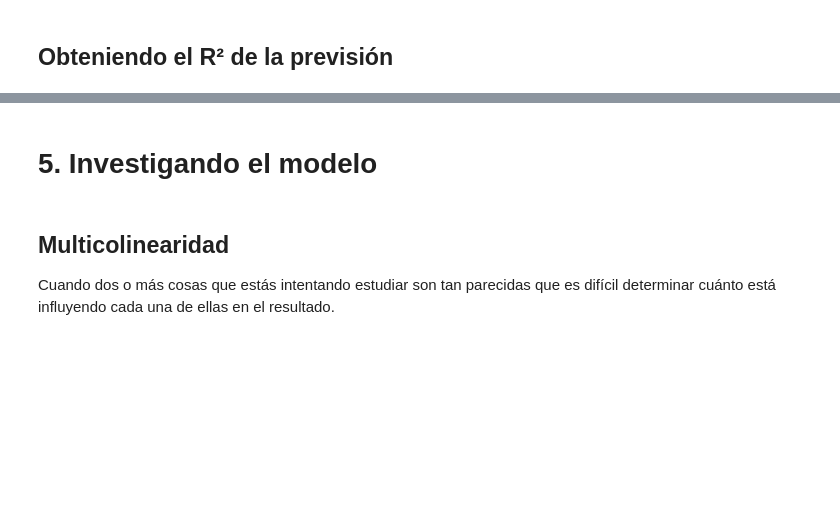
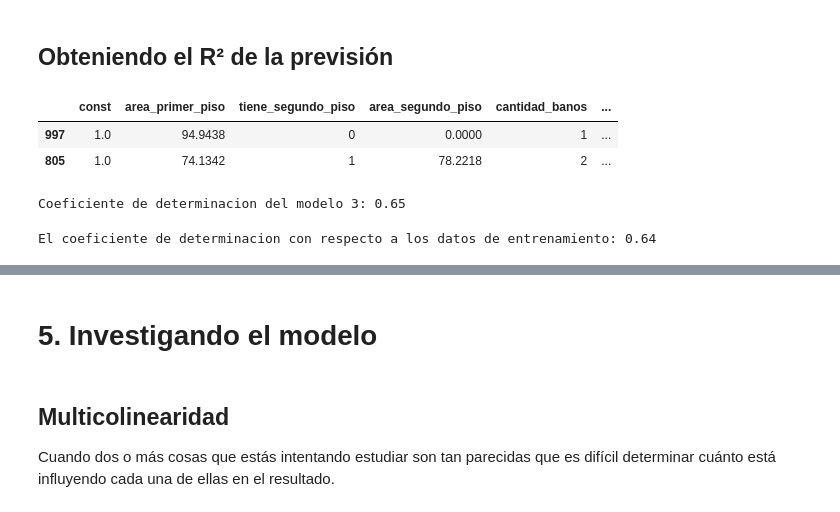
Before and after one commit to lukitasmois/2145-data-science-probando-relaciones-con-regresion-lineal, a Jupyter notebook: precios_de_inmuebles_regresion_lineal.ipynb, the cells around one changed output, grey strips where cells are left out. Saved outputs shown, nothing was run; the diff lists cells and outputs as text; code cells hidden in the pictures; blank space fills up the shorter version.

Commit message:
04.02. Verifico como el modelo entrenado predice los datos de prueba

```diff
--- a/precios_de_inmuebles_regresion_lineal.ipynb
+++ b/precios_de_inmuebles_regresion_lineal.ipynb
@@ -532,0 +535,8 @@ np.float64(0.8534577467055919)
+# %%
+# import train_test_split
+from sklearn.model_selection import train_test_split
+
+y = datos['precio_de_venta']
+X = datos.drop(columns='precio_de_venta')
+
+X_train, X_test, y_train, y_test = train_test_split(X,y, test_size=0.3, random_state=230)
@@ -532,0 +556,4 @@ np.float64(0.8534577467055919)
+# %%
+# Añadiendo una constante
+X_train = sm.add_constant(X_train)
+X_train.head()
@@ -534,5 +594,11 @@ np.float64(0.8534577467055919)
 ## Obteniendo el R² de la previsión
 # %%
 # Añadiendo una constante en X_test
+X_test = sm.add_constant(X_test)
+X_test.head(2)
+# %% [output]
+|  | const | area_primer_piso | tiene_segundo_piso | area_segundo_piso | cantidad_banos | ... |
+| 997 | 1.0 | 94.9438 | 0 | 0.0000 | 1 | ... |
+| 805 | 1.0 | 74.1342 | 1 | 78.2218 | 2 | ... |
 # %%
 # Previsión con el modelo 3
@@ -539,2 +607,5 @@ np.float64(0.8534577467055919)
 # %%
 # Cuál es el r² de la previsión?
+print(f'Coeficiente de determinacion del modelo 3: {modelo_3.rsquared.round(2)}')
+# %% [output]
+Coeficiente de determinacion del modelo 3: 0.65
@@ -543,3 +612,8 @@ np.float64(0.8534577467055919)
+# %%
+# Cuál es el R² del entrenamiento?
+print(f'El coeficiente de determinacion con respecto a los datos de entrenamiento: {round(r2_score(y_test, prevision_3),2)}')
+# %% [output]
+El coeficiente de determinacion con respecto a los datos de entrenamiento: 0.64
 # %% [markdown]
 ## Precificando una casa
 
```
Also changed, not shown: parts of 17 cells of this notebook.
